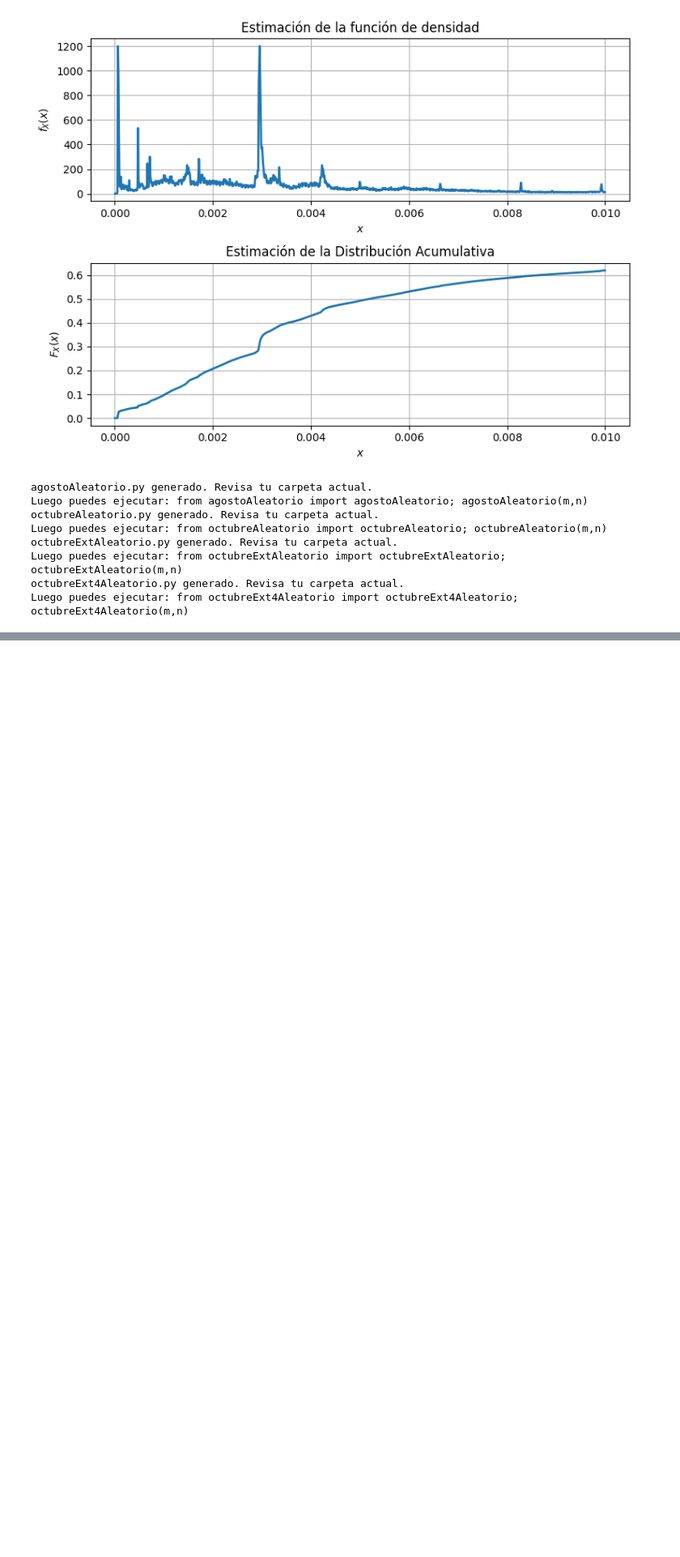
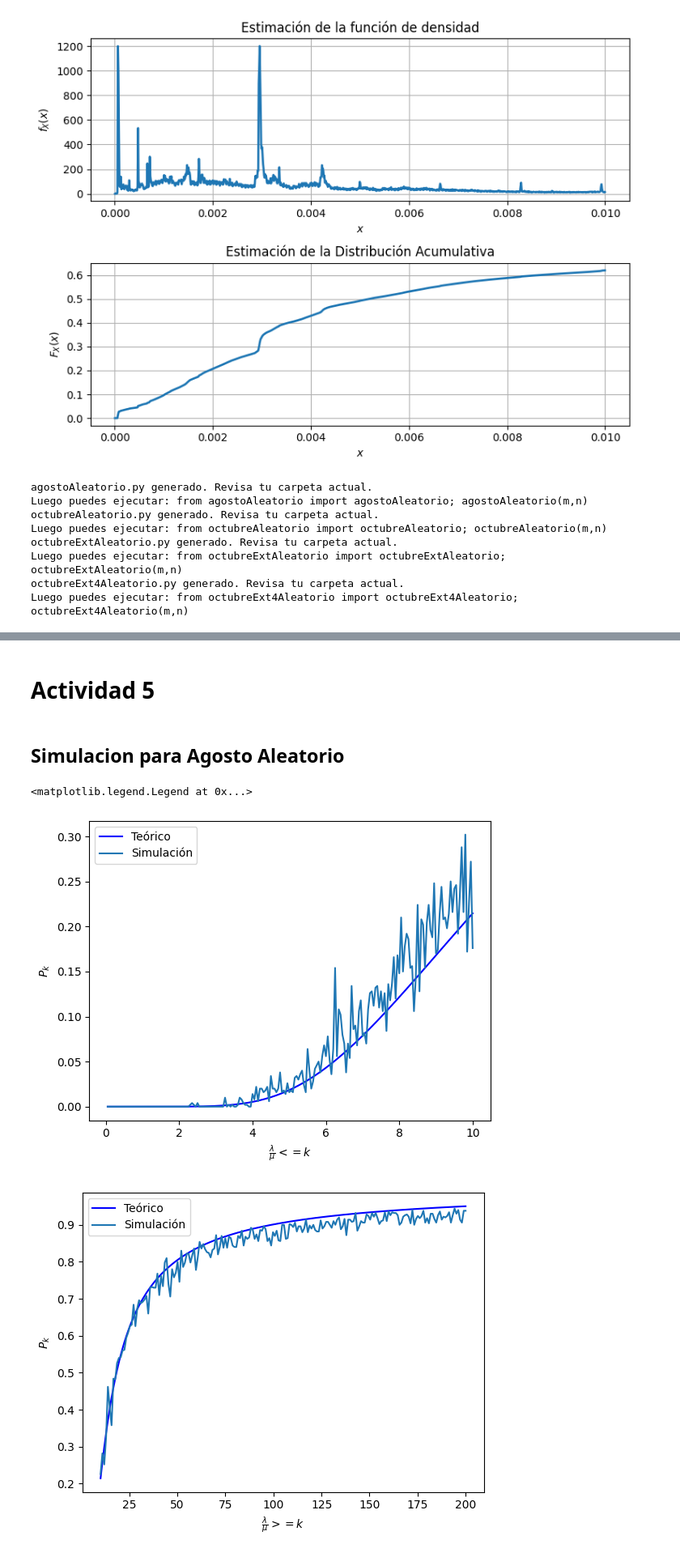
Before and after one commit to criss201x/ERLANG_B, a Jupyter notebook: notebooks/erlanb_b_base.ipynb, the cells around one changed output, grey strips where cells are left out. Shown at 81% size. Drawn from its saved outputs; the diff is of its cells as text; code cells hidden in the pictures; blank space fills up the shorter version.

Commit message:
Simulacion agostoAleatorio

```diff
--- a/notebooks/erlanb_b_base.ipynb
+++ b/notebooks/erlanb_b_base.ipynb
@@ -362,0 +356,2 @@ tea
+# %% [markdown]
+# Actividad 5
@@ -362,0 +363,73 @@ tea
+# %% [markdown]
+## Simulacion para Agosto Aleatorio
+# %%
+# Parámetros
+usuarios = 1000000
+simulaciones = 100
+k = 10
+
+datos = agostoAleatorio.agostoAleatorio(1, usuarios)
+
+lambda_ = 1/np.mean(datos)
+
+#Simulaciones para A<=k
+A_menor_simulacion = np.linspace(0.05, k, simulaciones)  # Cambiar el 0.95 por el A sugerido en clase
+mu_simulacion_menor = lambda_ / A_menor_simulacion
+resultadosimulacion_menor = np.zeros(simulaciones)
+for n in range(simulaciones):
+    total_clientes = 0
+    clientes_bloqueados = 0
+    tea = agostoAleatorio.agostoAleatorio(1, usuarios)
+    tds = np.random.exponential(1 / mu_simulacion_menor[n], usuarios)
+    env = simpy.Environment()
+    servidor = simpy.Resource(env, capacity=k)# 10 servidores
+    env.process(generador_clientes(env, servidor, tea, tds))
+    env.run(until=10000000000)
+    resultadosimulacion_menor[n] = clientes_bloqueados / total_clientes
+
+# Resultado Teórico Probbilidad de bloqueo: Pk A<=k
+A_menor = np.linspace(0.05, k, simulaciones)  # Cambiar el 0.95 por el A sugerido en clase
+mu1 = lambda_ / A_menor
+teorico_uno = bloqueo_erlang_b(k,lambda_,mu1)  # Usar el valor teórico según la cola asignada
+
+# Graficar el resultado uno teórico_uno
+plt.figure(1)
+plt.plot(A_menor, teorico_uno, label='Teórico', color='b')
+plt.xlabel(r'$\frac{\lambda}{\mu} <= k$')
+plt.ylabel(r'$P_k$')
+# simulacion uno
+plt.plot(A_menor_simulacion, resultadosimulacion_menor, label='Simulación')
+plt.legend(loc='upper left')
+
+# Simulaciones para A>=k
+A_mayor_simulacion = np.linspace(k, k*20, simulaciones)  # Cambiar el 0.95 por el A sugerido en clase
+mu_simulacion_mayor = lambda_ / A_mayor_simulacion
+resultadosimulacion_mayor = np.zeros(simulaciones)
+for n in range(simulaciones):
+    total_clientes = 0
+    clientes_bloqueados = 0
+    tea = agostoAleatorio.agostoAleatorio(1, usuarios)
+    tds = np.random.exponential(1 / mu_simulacion_mayor[n], usuarios)
+    env = simpy.Environment()
+    servidor = simpy.Resource(env, capacity=k)# k servidores
+    env.process(generador_clientes(env, servidor, tea, tds))
+    env.run(until=10000000000)
+    resultadosimulacion_mayor[n] = clientes_bloqueados / total_clientes
+
+# Resultado Teórico Probbilidad de bloqueo: Pk A>=k
+A_mayor = np.linspace(k, k*20, simulaciones)  # Cambiar el 0.95 por el A sugerido en clase
+mu2 = lambda_ / A_mayor
+teorico_dos = bloqueo_erlang_b(k,lambda_,mu2)  # Usar el valor teórico según la cola asignada
+
+# Graficar el resultado teórico_dos
+plt.figure(2)
+plt.plot(A_mayor, teorico_dos, label='Teórico', color='b')
+plt.xlabel(r'$\frac{\lambda}{\mu} >= k$')
+plt.ylabel(r'$P_k$')
+# simulacion dos
+plt.plot(A_mayor_simulacion, resultadosimulacion_mayor, label='Simulación')
+plt.legend(loc='upper left')
+# %% [output]
+<matplotlib.legend.Legend at 0x...>
+[figure, added]
+[figure, added]
```
Also changed, not shown: parts of 4 cells of this notebook.
